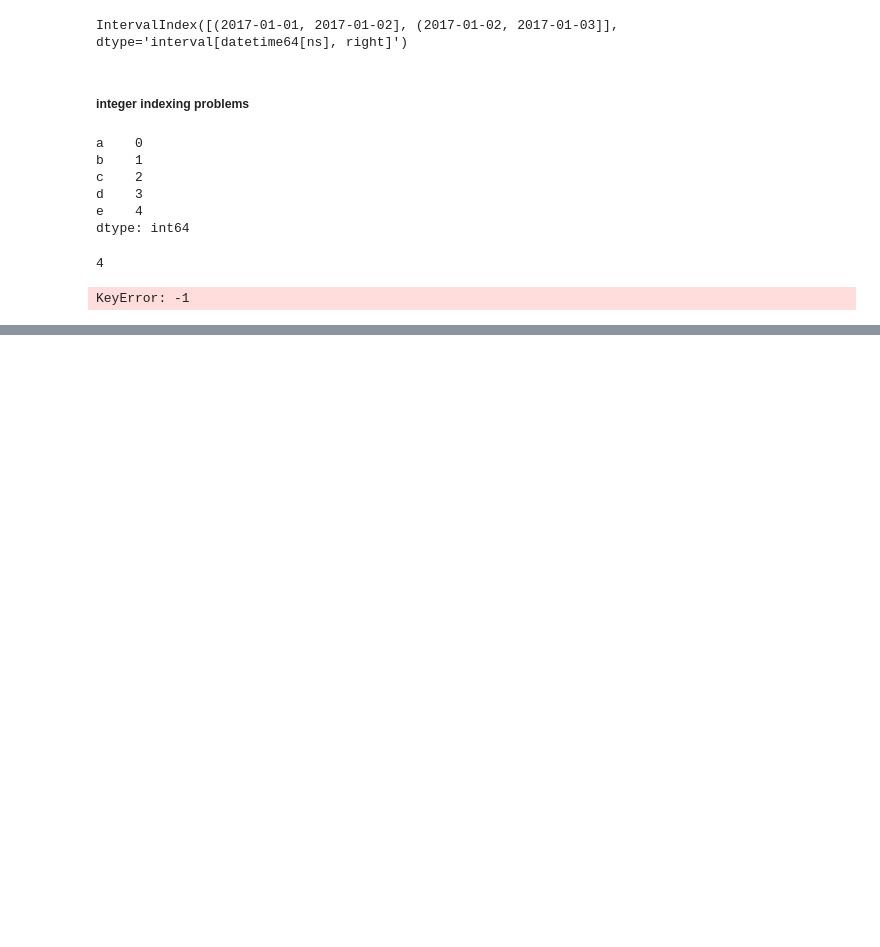
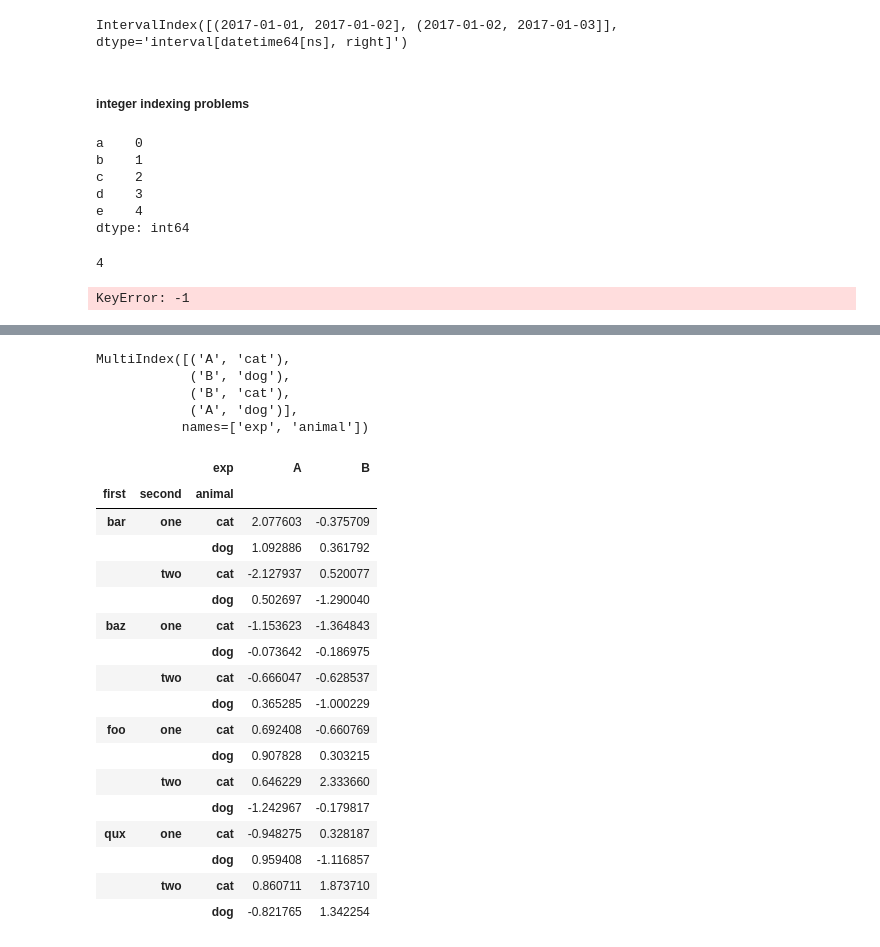
Before and after one commit to cdpeters/python-analysis-practice, a Jupyter notebook: Python_for_Data_Analysis_3rd_Edition/ch8_practice.ipynb, the cells around one changed output, grey strips where cells are left out. Drawn from its saved outputs; the diff is of its cells as text; code cells hidden in the pictures; blank space fills up the shorter version.

```diff
--- a/Python_for_Data_Analysis_3rd_Edition/ch8_practice.ipynb
+++ b/Python_for_Data_Analysis_3rd_Edition/ch8_practice.ipynb
@@ -990,0 +1129,17 @@ KeyError: -1
+# %%
+columns = pd.MultiIndex.from_tuples(
+    [
+        ("A", "cat"),
+        ("B", "dog"),
+        ("B", "cat"),
+        ("A", "dog"),
+    ],
+    names=["exp", "animal"],
+)
+
+index = pd.MultiIndex.from_product(
+    [("bar", "baz", "foo", "qux"), ("one", "two")], names=["first", "second"]
+)
+
+df = pd.DataFrame(np.random.randn(8, 4), index=index, columns=columns)
+df
@@ -990,0 +1158,30 @@ KeyError: -1
+# %%
+df.columns
+# %% [output]
+MultiIndex([('A', 'cat'),
+            ('B', 'dog'),
+            ('B', 'cat'),
+            ('A', 'dog')],
+           names=['exp', 'animal'])
+# %%
+df_stack = df.stack()
+df_stack
+# %% [output]
+|  |  | exp | A | B |
+| first | second | animal |  |  |
+| bar | one | cat | 2.077603 | -0.375709 |
+|  |  | dog | 1.092886 | 0.361792 |
+|  | two | cat | -2.127937 | 0.520077 |
+|  |  | dog | 0.502697 | -1.290040 |
+| baz | one | cat | -1.153623 | -1.364843 |
+|  |  | dog | -0.073642 | -0.186975 |
+|  | two | cat | -0.666047 | -0.628537 |
+|  |  | dog | 0.365285 | -1.000229 |
+| foo | one | cat | 0.692408 | -0.660769 |
+|  |  | dog | 0.907828 | 0.303215 |
+|  | two | cat | 0.646229 | 2.333660 |
+|  |  | dog | -1.242967 | -0.179817 |
+| qux | one | cat | -0.948275 | 0.328187 |
+|  |  | dog | 0.959408 | -1.116857 |
+|  | two | cat | 0.860711 | 1.873710 |
+|  |  | dog | -0.821765 | 1.342254 |
```
Also changed, not shown: parts of 35 cells of this notebook.
